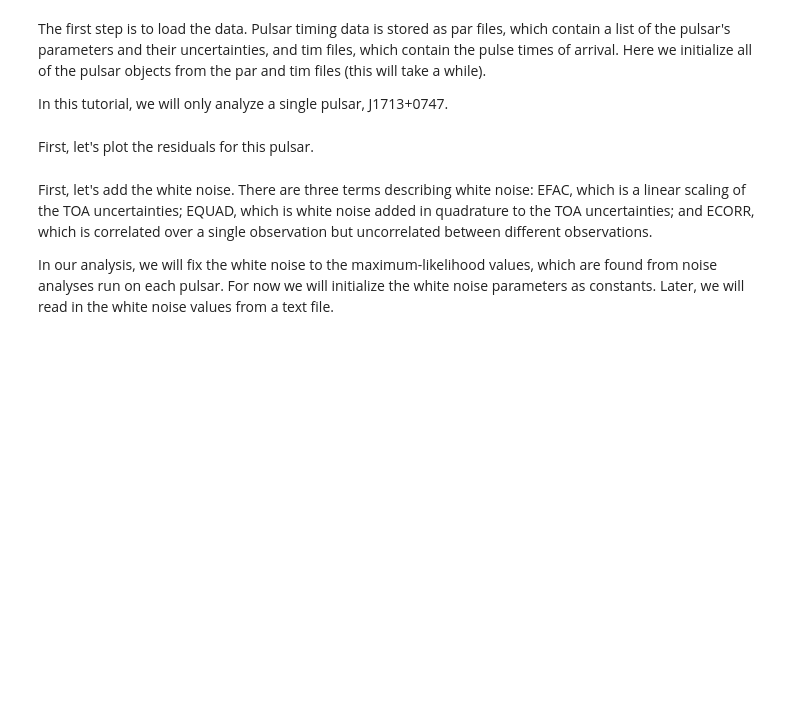
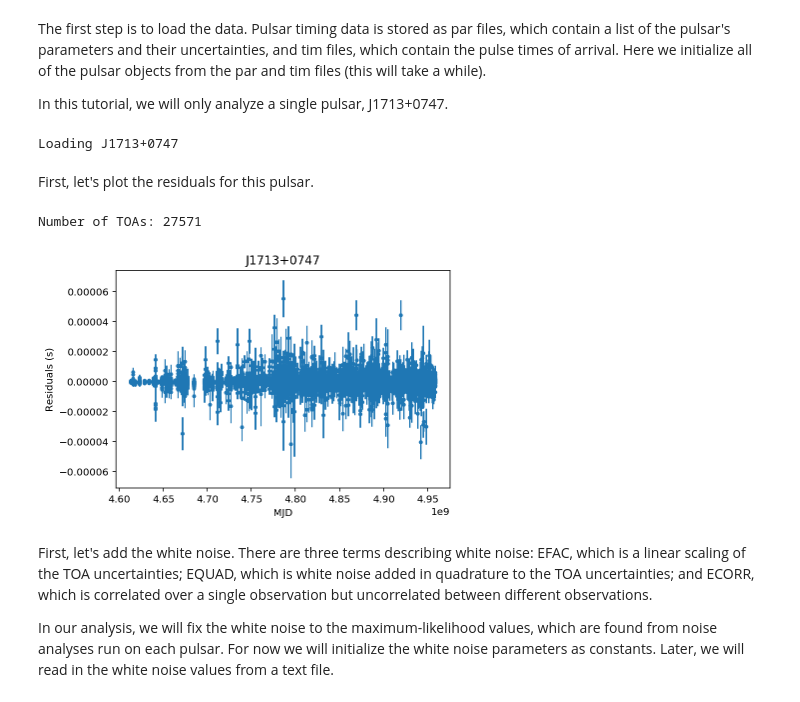
Before and after one commit to svigeland/pta_tutorial, a Jupyter notebook: pulsar_timing_tutorial.ipynb, the cells around one changed output. Drawn from its saved outputs; the diff is of its cells as text; code cells hidden in the pictures; blank space fills up the shorter version.

Commit message:
updated pulsar_timing_tutorial

```diff
--- a/pulsar_timing_tutorial.ipynb
+++ b/pulsar_timing_tutorial.ipynb
@@ -34,3 +32,5 @@ datadir = '/home/sarah.vigeland/nanograv_data/11yr/partim/'
+# %%
+datadir = 'data/partim/'
 # %%
 parfiles = sorted(glob.glob(datadir + 'J1713*.par'))
 timfiles = sorted(glob.glob(datadir + 'J1713*.tim'))
@@ -39,14 +39,24 @@ psrs = []
 for p, t in zip(parfiles, timfiles):
     psrname = parfiles[0].split('/')[-1].split('_')[0]
     print 'Loading {0}'.format(psrname)
-    psr = Pulsar(p, t, ephem='DE436', clk='BIPM2015')
+    psr = Pulsar(p, t, ephem='DE436')
     psrs.append(psr)
+# %% [output]
+Loading J1713+0747
 # %% [markdown]
 First, let's plot the residuals for this pulsar.
 # %%
+print 'Number of TOAs: {0}'.format(len(psrs[0].toas))
+
 plt.errorbar(psrs[0].toas, psrs[0].residuals, ls='', marker='.', yerr=psrs[0].toaerrs)
-plt.ylabel('Residuals');
+
+plt.ylabel('Residuals (s)');
 plt.xlabel('MJD');
+
+plt.title(psrs[0].name);
+# %% [output]
+Number of TOAs: 27571
+[figure, added]
 # %% [markdown]
 First, let's add the white noise. There are three terms describing white noise: EFAC, which is a linear scaling of the TOA uncertainties; EQUAD, which is white noise added in quadrature to the TOA uncertainties; and ECORR, which is correlated over a single observation but uncorrelated between different observations.
 
```
Also changed, not shown: parts of 21 cells of this notebook.
